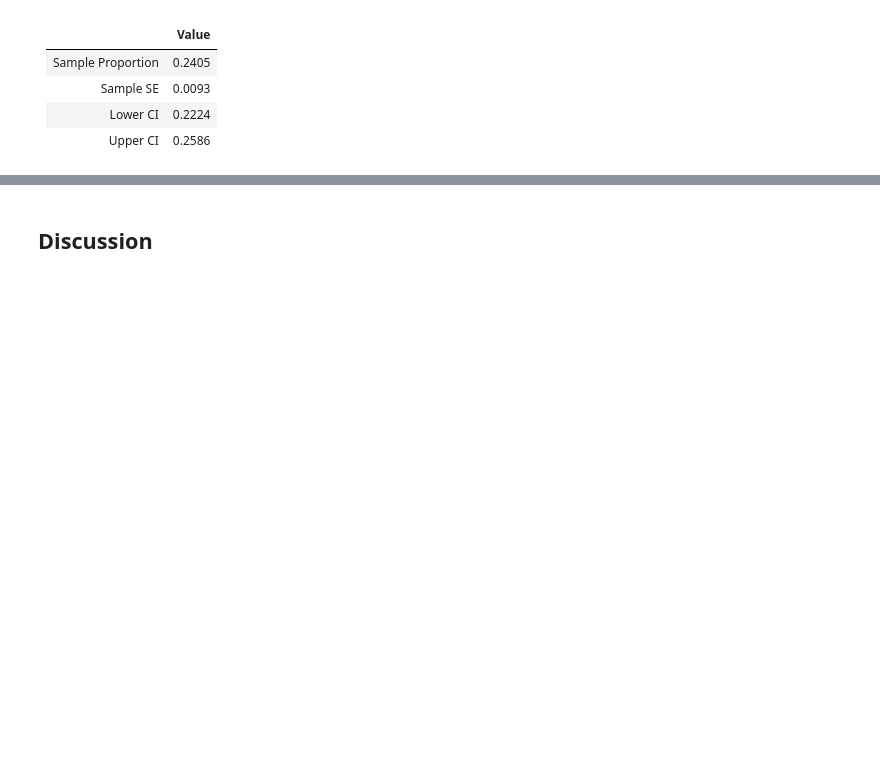
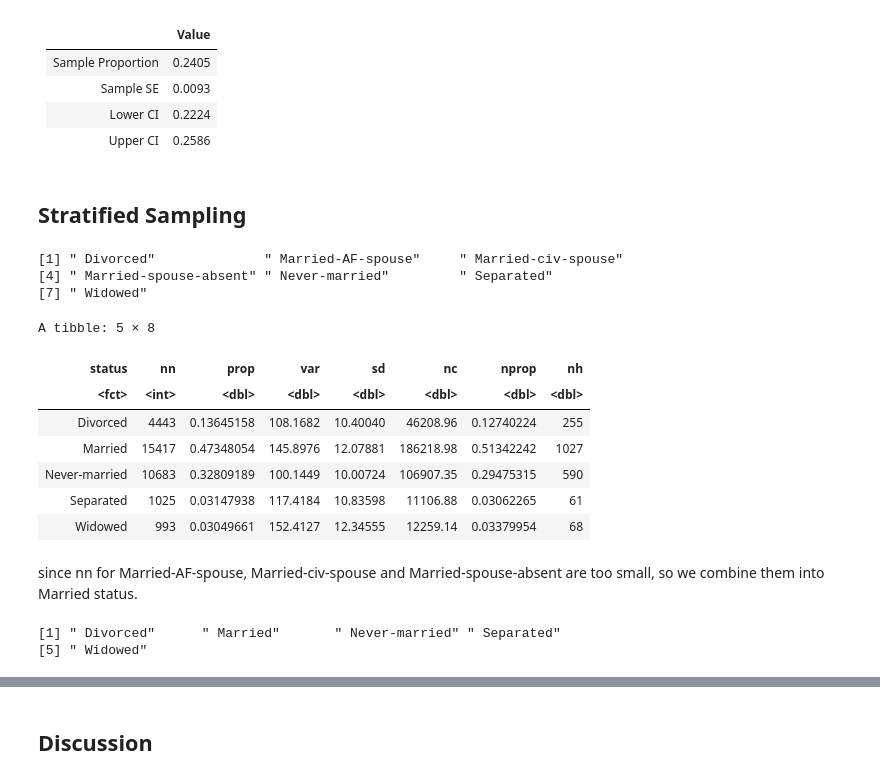
Before and after one commit to MarsZan/STAT-344-Project, a Jupyter notebook: STAT 344 Project.ipynb, the cells around one changed output, grey strips where cells are left out. Drawn from its saved outputs; the diff is of its cells as text; code cells hidden in the pictures; blank space fills up the shorter version.

Commit message:
add Stratified Sampling

```diff
--- a/STAT 344 Project.ipynb
+++ b/STAT 344 Project.ipynb
@@ -207,3 +207,77 @@ round(c(p_hat - 1.96 * phat_se, p_hat + 1.96 * phat_se),4)
 | Sample SE|0.0093
 | Lower CI|0.2224
 | Upper CI|0.2586
+# %% [markdown]
+## Stratified Sampling
+# %%
+level <- as.character(levels(as.factor(adult$marital_status)))
+level
+status <- as.character(adult$marital_status)
+for (i in 1:length(status)) {
+    ifelse (status[i] == level[2] | status[i] == level[3] | status[i] == level[4],
+            status[i] <- " Married",
+            status[i] <- status[i])
+}
+# %% [output]
+[1] " Divorced"              " Married-AF-spouse"     " Married-civ-spouse"
+[4] " Married-spouse-absent" " Never-married"         " Separated"
+[7] " Widowed"
+# %%
+n = 2000 ## we set sample size to be 1000
+N = nrow(adult) ## population size
+## Get pproportional stratum sizes
+adult$status <- as.factor(status)
+
+marital_ns <- adult %>%
+    group_by(status) %>%
+    summarise(nn = n(), prop = n()/N, var = var(age), sd = sd(age)) %>%
+    mutate(nc = nn*sd) %>%
+    mutate(nprop = nc/sum(nc)) %>%
+    mutate(nh = round(nprop*n))
+marital_ns
+# %% [output]
+A tibble: 5 × 8
+| status | nn | prop | var | sd | nc | nprop | nh |
+| <fct> | <int> | <dbl> | <dbl> | <dbl> | <dbl> | <dbl> | <dbl> |
+| Divorced | 4443 | 0.13645158 | 108.1682 | 10.40040 | 46208.96 | 0.12740224 | 255 |
+| Married | 15417 | 0.47348054 | 145.8976 | 12.07881 | 186218.98 | 0.51342242 | 1027 |
+| Never-married | 10683 | 0.32809189 | 100.1449 | 10.00724 | 106907.35 | 0.29475315 | 590 |
+| Separated | 1025 | 0.03147938 | 117.4184 | 10.83598 | 11106.88 | 0.03062265 | 61 |
+| Widowed | 993 | 0.03049661 | 152.4127 | 12.34555 | 12259.14 | 0.03379954 | 68 |
+# %% [markdown]
+since nn for Married-AF-spouse, Married-civ-spouse and Married-spouse-absent are too small, so we combine them into Married status.
+# %%
+## Stratums
+marital_levels <- levels(adult$status)
+nn <- marital_ns$nn
+nvar <- marital_ns$var
+nh <- marital_ns$nh
+marital_levels
+
+Divorced_sample <- adult %>%
+    filter(status == marital_levels[1]) %>%
+    pull(age) %>%
+    sample(nh[1])
+
+Married_sample <- adult %>%
+    filter(status == marital_levels[2]) %>%
+    pull(age) %>%
+    sample(nh[2])
+
+NeverMarried_sample <- adult %>%
+    filter(status == marital_levels[3]) %>%
+    pull(age) %>%
+    sample(nh[3])
+
+Separated_sample <- adult %>%
+    filter(status == marital_levels[4]) %>%
+    pull(age) %>%
+    sample(nh[4])
+
+Widowed_sample <- adult %>%
+    filter(status == marital_levels[5]) %>%
+    pull(age) %>%
+    sample(nh[5])
+# %% [output]
+[1] " Divorced"      " Married"       " Never-married" " Separated"
+[5] " Widowed"
```
Also changed, not shown: parts of 5 cells of this notebook.
